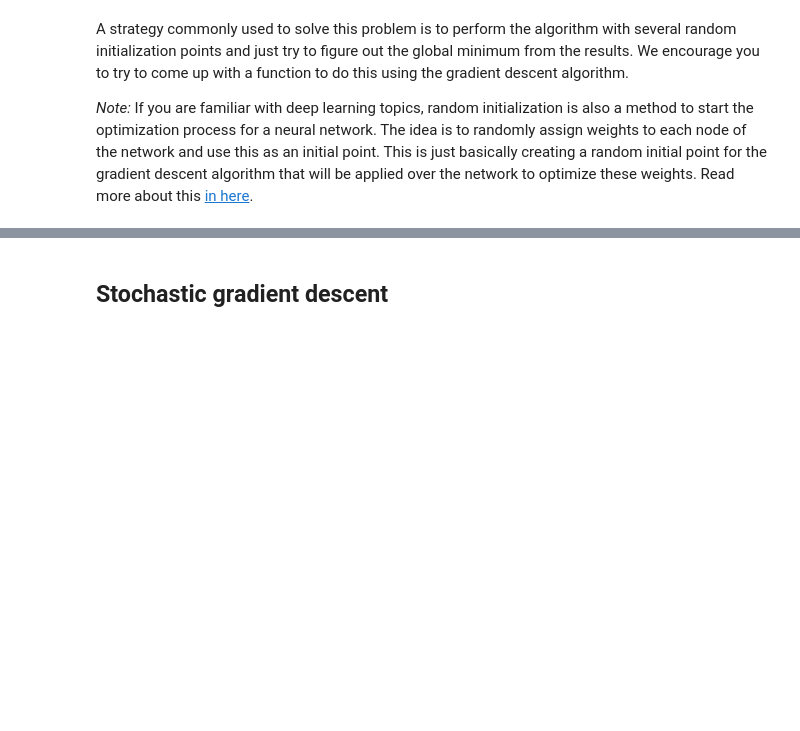
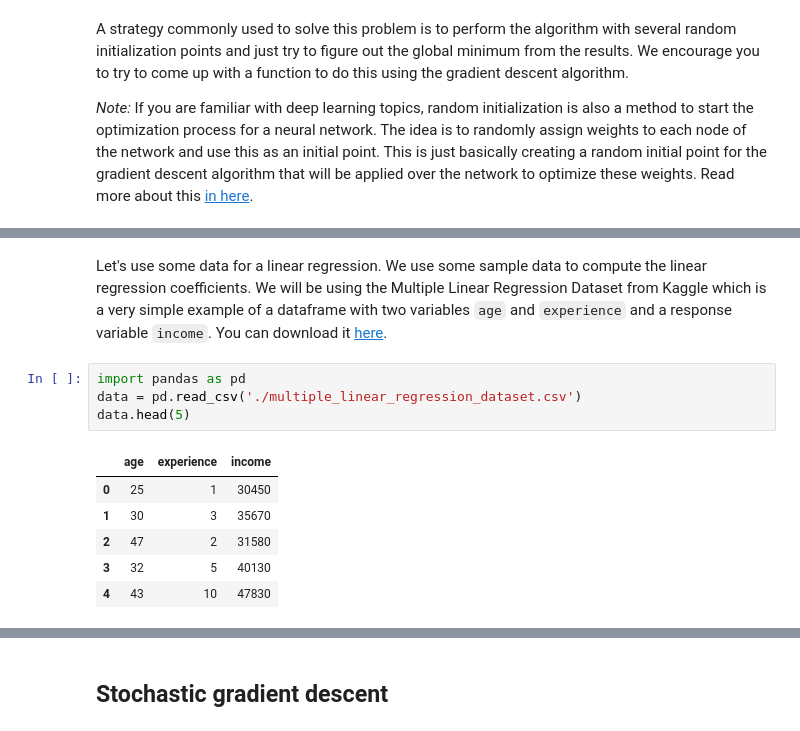
Before and after one commit to JimmyCalvoMonge/appmathpython, a Jupyter notebook: src/optimization/gradient_descent.ipynb, the cells around one changed output, grey strips where cells are left out. Cells and saved outputs as stored; diff of their text form; blank space fills up the shorter version.

Commit message:
linear regression + logistic regression

```diff
--- a/src/optimization/gradient_descent.ipynb
+++ b/src/optimization/gradient_descent.ipynb
@@ -438,0 +529,14 @@ Well, yes. In the next section(s) we will take a look at some variants to gradie
+# %% [markdown]
+Let's use some data for a linear regression.
+We use some sample data to compute the linear regression coefficients. We will be using the Multiple Linear Regression Dataset from Kaggle which is a very simple example of a dataframe with two variables `age` and `experience` and a response variable `income`. You can download it [here](https://www.kaggle.com/datasets/hussainnasirkhan/multiple-linear-regression-dataset).
+# %%
+import pandas as pd
+data = pd.read_csv('./multiple_linear_regression_dataset.csv')
+data.head(5)
+# %% [output]
+|  | age | experience | income |
+| 0 | 25 | 1 | 30450 |
+| 1 | 30 | 3 | 35670 |
+| 2 | 47 | 2 | 31580 |
+| 3 | 32 | 5 | 40130 |
+| 4 | 43 | 10 | 47830 |
```
Also changed, not shown: parts of 33 cells of this notebook, 3 other files.
